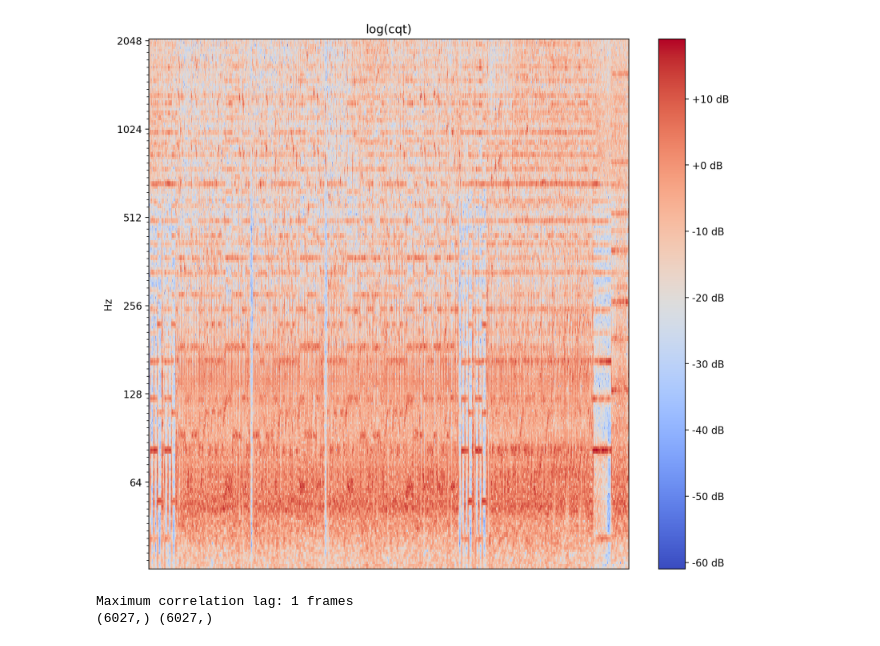
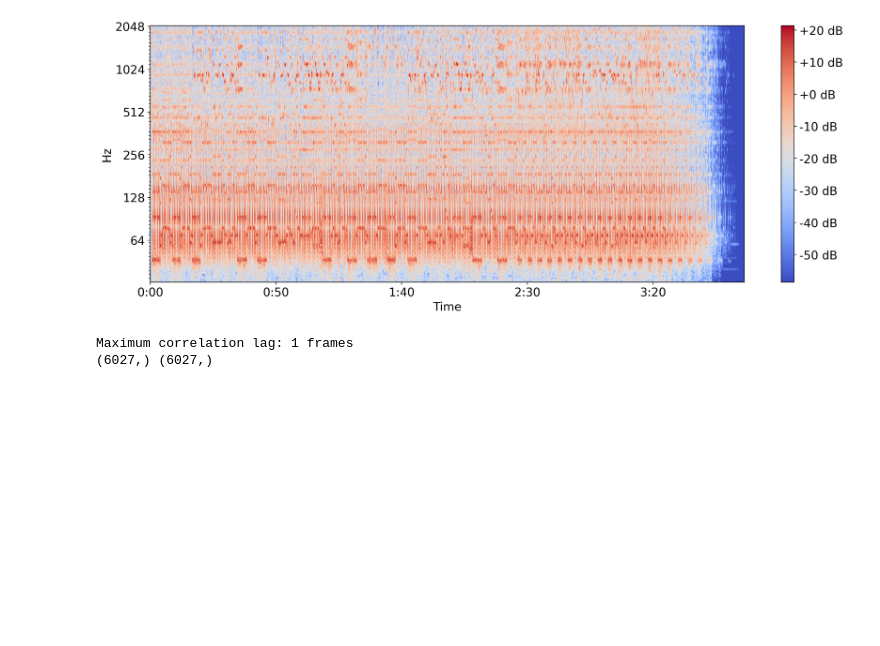
Before and after one commit to PierreRL/AutomaticChordRecognition, a Jupyter notebook: notebooks/test-alignment.ipynb, the cells around one changed output. Cells and saved outputs as stored; diff of their text form; code cells hidden in the pictures; blank space fills up the shorter version.

Commit message:
feat: add cqt to report, add large vocab defaults

```diff
--- a/notebooks/test-alignment.ipynb
+++ b/notebooks/test-alignment.ipynb
@@ -13,16 +13,24 @@ from src.utils import get_cqt, get_filenames, get_chord_annotation, SR, HOP_LENG
 # %%
+idx = 200
 filenames = get_filenames()
-cqt = get_cqt(filenames[0], return_as_tensor=False).T
+cqt = get_cqt(filenames[idx], return_as_tensor=False).T
 
-plt.figure(figsize=(18, 8))
+metadata = get_annotation_metadata(filenames[idx])
+title = f"{metadata['title']} - {metadata['artist']}"
+plt.figure(figsize=(30,6))
 plt.subplot(1, 2, 2)
-img = librosa.display.specshow(cqt, y_axis='cqt_hz', sr=SR, hop_length=HOP_LENGTH, bins_per_octave=BINS_PER_OCTAVE)
+# Set font size and of axis labels
+plt.rcParams.update({'font.size': 16, 'axes.labelsize': 16})
+img = librosa.display.specshow(cqt, y_axis='cqt_hz', x_axis='time', sr=SR, hop_length=HOP_LENGTH, bins_per_octave=BINS_PER_OCTAVE)
 plt.colorbar(img, format="%+2.f dB")
-plt.title('log(cqt)')
+# plt.title(title)
 plt.tight_layout()
+# Save the figure to report/figures/sample_cqt.png in high quality
+plt.savefig("report/figures/sample_cqt.png", bbox_inches='tight', dpi=100)
 plt.show()
+plt.close()
 # %% [output]
-[figure, old version]
+[figure, new version]
 # %%
 from scipy.signal import correlate
 import jams
```
Also changed, not shown: parts of 1 cell of this notebook, 11 other files.
